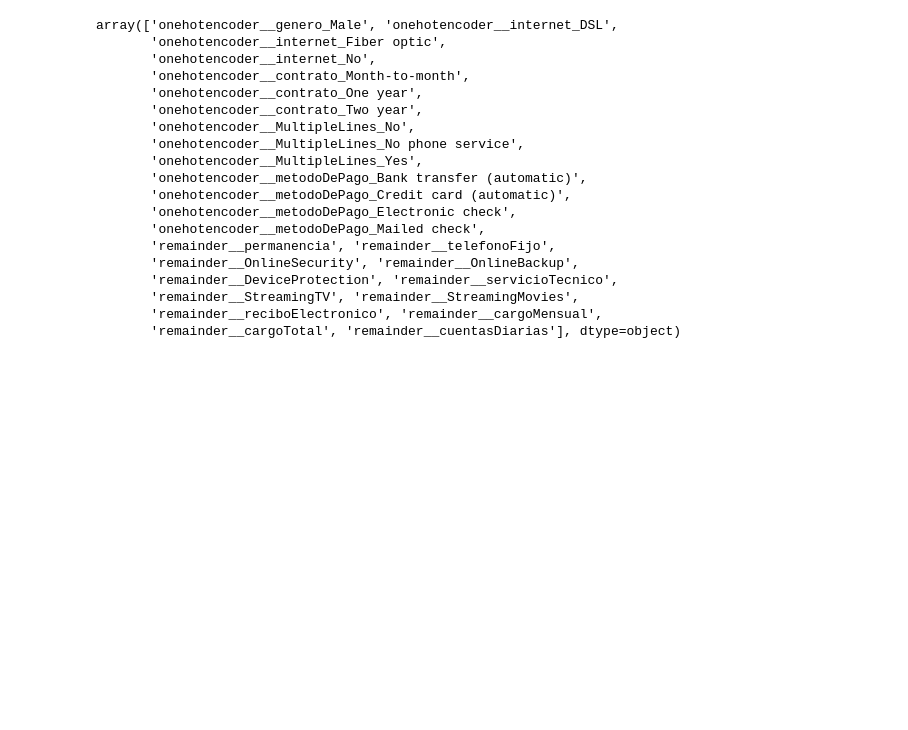
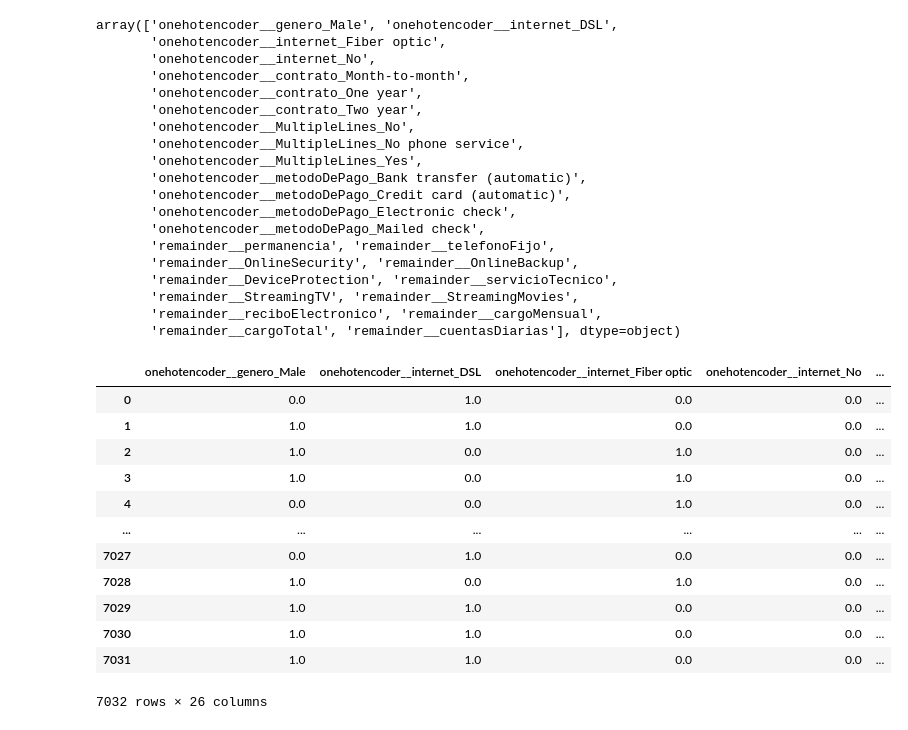
Before and after one commit to taniagoa/Tercer-challenge-CD-Telecom-X-parte2, a Jupyter notebook: telecomXparte2.ipynb, the cells around one changed output. Cells and saved outputs as stored; diff of their text form; code cells hidden in the pictures; blank space fills up the shorter version.

Commit message:
codificando la variable dependiente y creando el data frame con las variables explicativas

```diff
--- a/telecomXparte2.ipynb
+++ b/telecomXparte2.ipynb
@@ -93,3 +93,19 @@ array(['onehotencoder__genero_Male', 'onehotencoder__internet_DSL',
        'remainder__StreamingTV', 'remainder__StreamingMovies',
        'remainder__reciboElectronico', 'remainder__cargoMensual',
        'remainder__cargoTotal', 'remainder__cuentasDiarias'], dtype=object)
+# %%
+pd.DataFrame(X,columns=one_hot.get_feature_names_out(columnas))
+# %% [output]
+|  | onehotencoder__genero_Male | onehotencoder__internet_DSL | onehotencoder__internet_Fiber optic | onehotencoder__internet_No | ... |
+| 0 | 0.0 | 1.0 | 0.0 | 0.0 | ... |
+| 1 | 1.0 | 1.0 | 0.0 | 0.0 | ... |
+| 2 | 1.0 | 0.0 | 1.0 | 0.0 | ... |
+| 3 | 1.0 | 0.0 | 1.0 | 0.0 | ... |
+| 4 | 0.0 | 0.0 | 1.0 | 0.0 | ... |
+| ... | ... | ... | ... | ... | ... |
+| 7027 | 0.0 | 1.0 | 0.0 | 0.0 | ... |
+| 7028 | 1.0 | 0.0 | 1.0 | 0.0 | ... |
+| 7029 | 1.0 | 1.0 | 0.0 | 0.0 | ... |
+| 7030 | 1.0 | 1.0 | 0.0 | 0.0 | ... |
+| 7031 | 1.0 | 1.0 | 0.0 | 0.0 | ... |
+7032 rows × 26 columns
```
Also changed, not shown: parts of 1 cell of this notebook.
